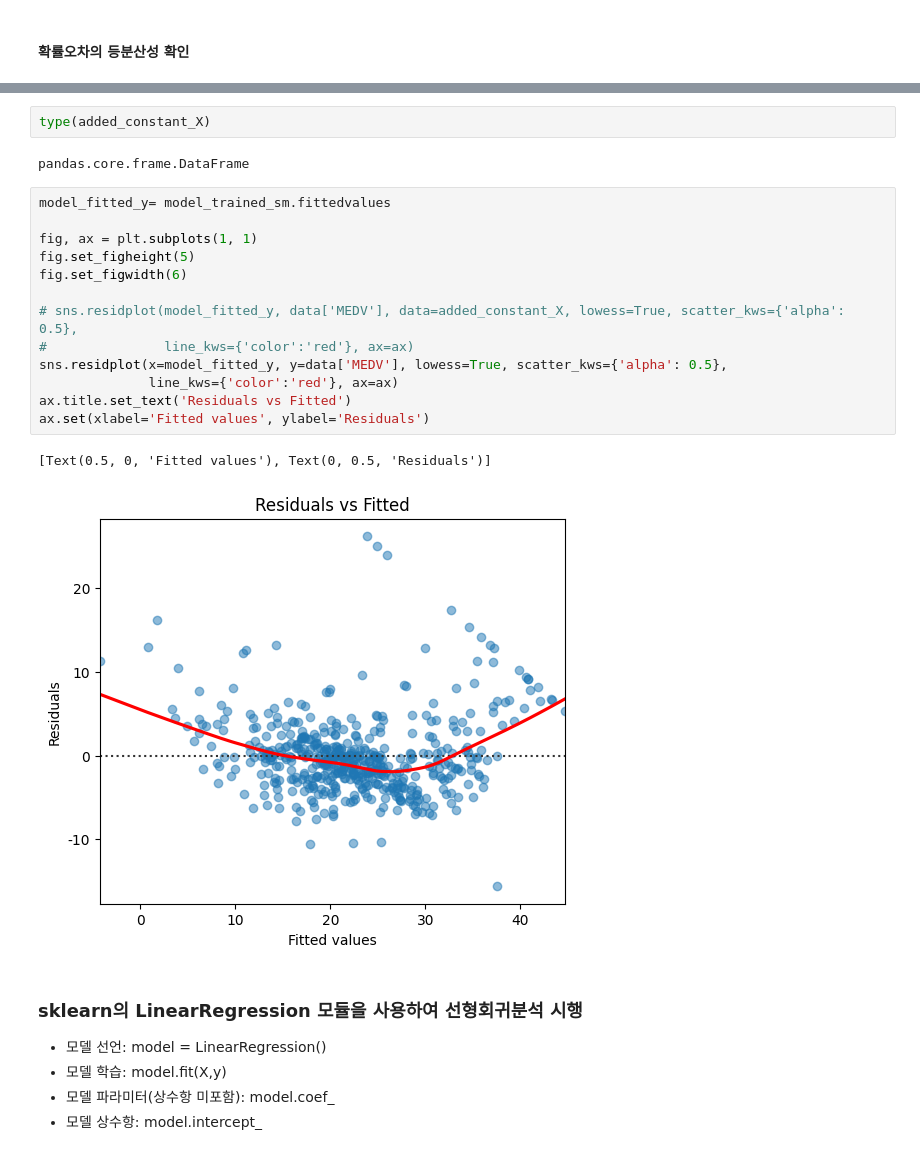
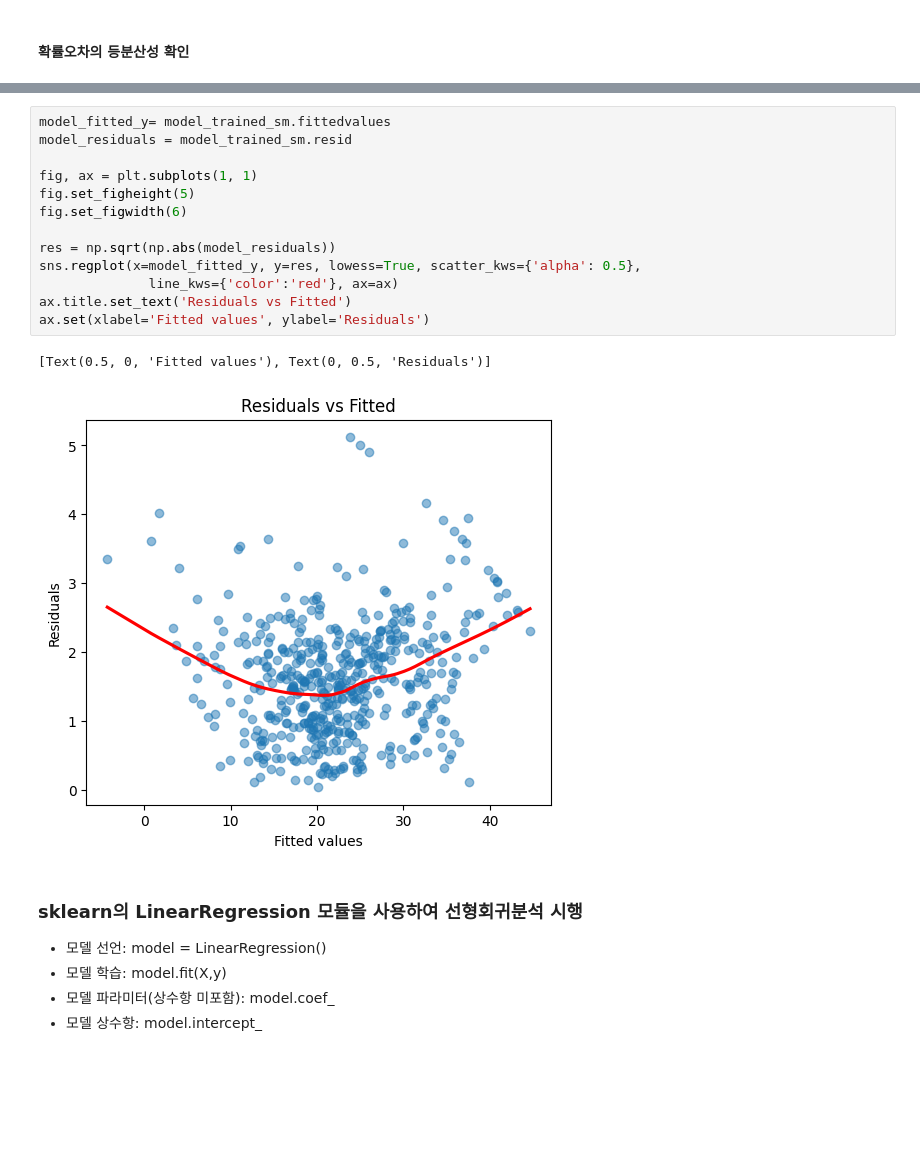
Before and after one commit to hansam95/LG-Elec-Day1, a Jupyter notebook: 01-Linear-Regression-Tutorials.ipynb, the cells around one changed output, grey strips where cells are left out. Cells and saved outputs as stored; diff of their text form; blank space fills up the shorter version.

```diff
--- a/01-Linear-Regression-Tutorials.ipynb
+++ b/01-Linear-Regression-Tutorials.ipynb
@@ -329,23 +325,19 @@ Length: 506, dtype: float64
-# %%
-type(added_constant_X)
-# %% [output]
-pandas.core.frame.DataFrame
 # %%
 model_fitted_y= model_trained_sm.fittedvalues
+model_residuals = model_trained_sm.resid
 
 fig, ax = plt.subplots(1, 1)
 fig.set_figheight(5)
 fig.set_figwidth(6)
 
-# sns.residplot(model_fitted_y, data['MEDV'], data=added_constant_X, lowess=True, scatter_kws={'alpha': 0.5},
-#               line_kws={'color':'red'}, ax=ax)
-sns.residplot(x=model_fitted_y, y=data['MEDV'], lowess=True, scatter_kws={'alpha': 0.5},
+res = np.sqrt(np.abs(model_residuals))
+sns.regplot(x=model_fitted_y, y=res, lowess=True, scatter_kws={'alpha': 0.5},
               line_kws={'color':'red'}, ax=ax)
 ax.title.set_text('Residuals vs Fitted')
 ax.set(xlabel='Fitted values', ylabel='Residuals')
 # %% [output]
 [Text(0.5, 0, 'Fitted values'), Text(0, 0.5, 'Residuals')]
-[figure, old version]
+[figure, new version]
 # %% [markdown]
 ### sklearn의 LinearRegression 모듈을 사용하여 선형회귀분석 시행
  - 모델 선언: model = LinearRegression()
```
Also changed, not shown: parts of 17 cells of this notebook, 10 other files.
